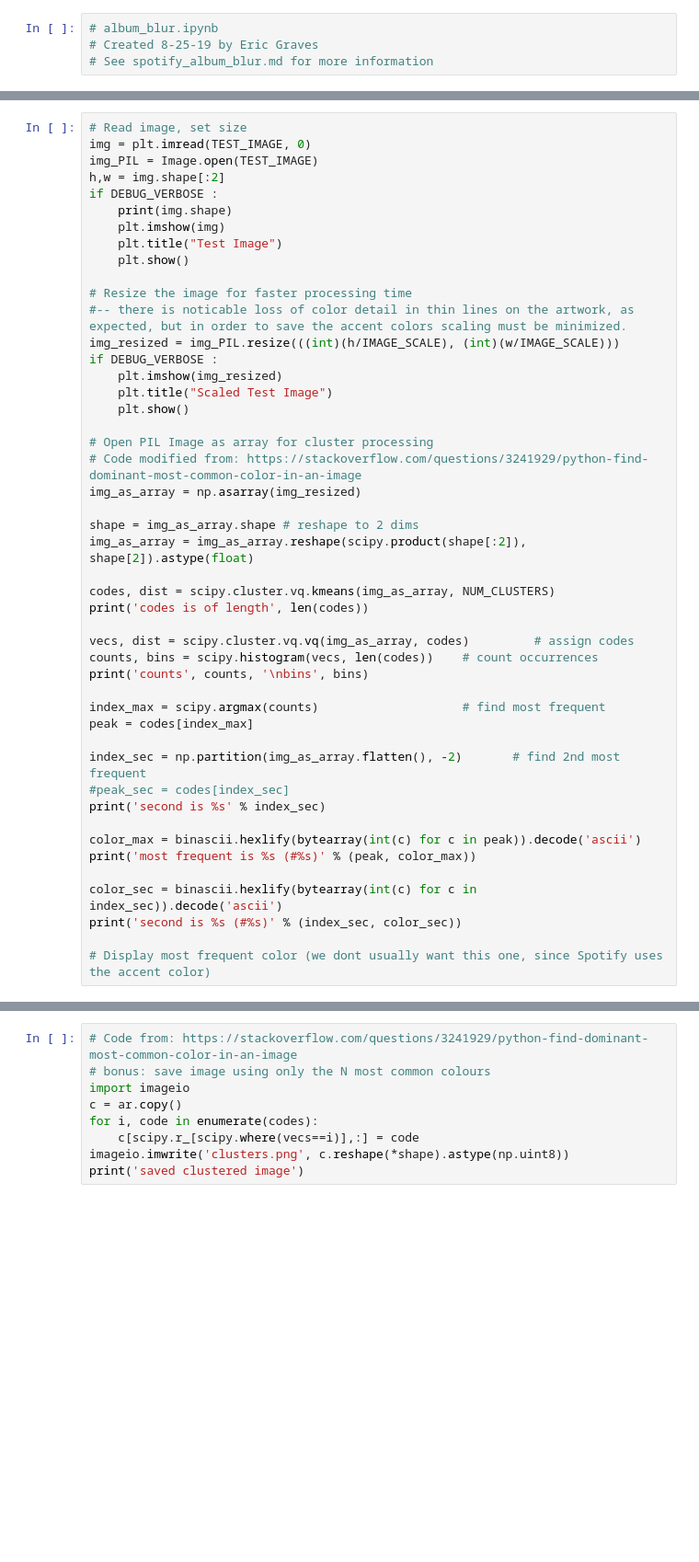
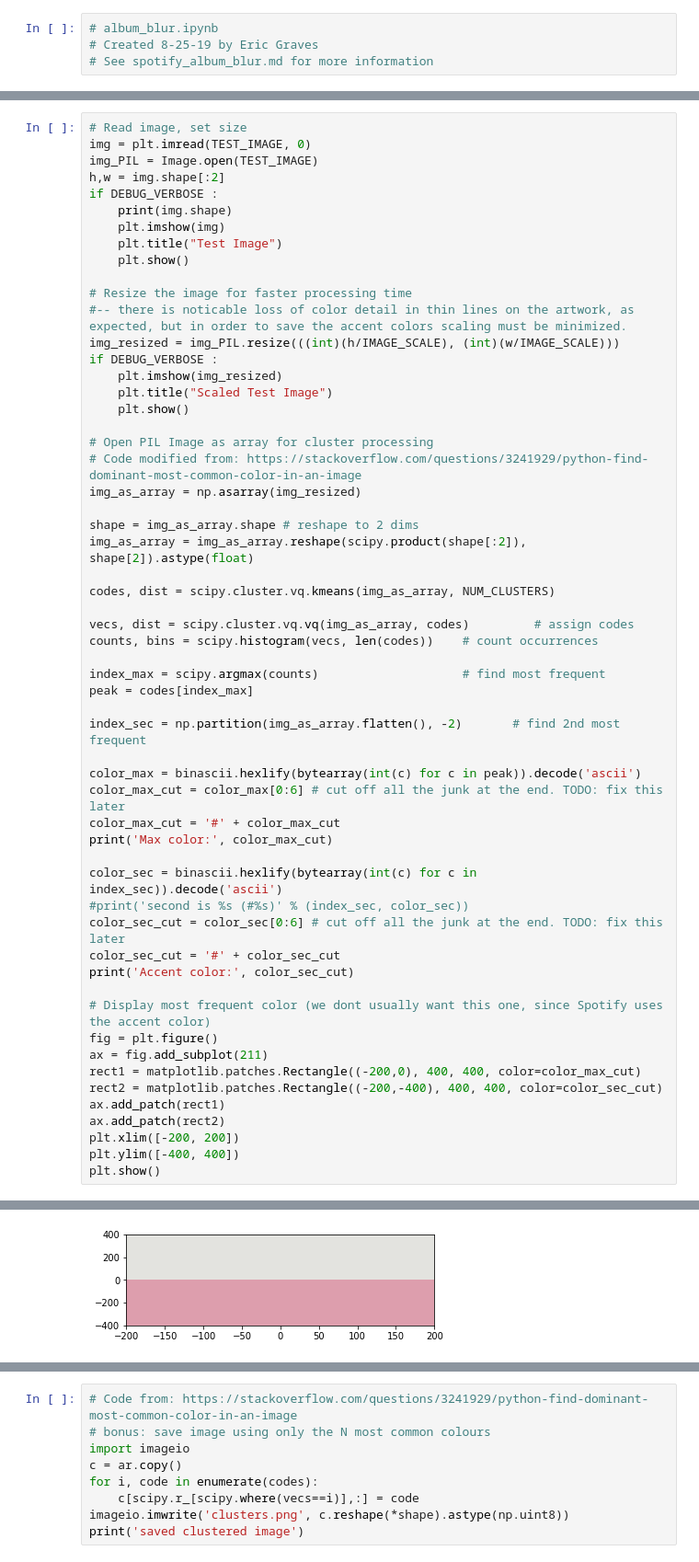
Before and after one commit to eridgraves/spotify_album_blur, a Jupyter notebook: album_blur.ipynb, the cells around one changed output, grey strips where cells are left out. Shown: that part at 92% size. Saved outputs shown, nothing was run; the diff lists cells and outputs as text; blank space fills up the shorter version.

Commit message:
Displaying main and accent colors

```diff
--- a/album_blur.ipynb
+++ b/album_blur.ipynb
@@ -59,26 +60,36 @@ shape = img_as_array.shape # reshape to 2 dims
 img_as_array = img_as_array.reshape(scipy.product(shape[:2]), shape[2]).astype(float)
 
 codes, dist = scipy.cluster.vq.kmeans(img_as_array, NUM_CLUSTERS)
-print('codes is of length', len(codes))
 
 vecs, dist = scipy.cluster.vq.vq(img_as_array, codes)         # assign codes
 counts, bins = scipy.histogram(vecs, len(codes))    # count occurrences
-print('counts', counts, '\nbins', bins)
 
 index_max = scipy.argmax(counts)                    # find most frequent
 peak = codes[index_max]
 
 index_sec = np.partition(img_as_array.flatten(), -2)       # find 2nd most frequent
-#peak_sec = codes[index_sec]
-print('second is %s' % index_sec)
 
 color_max = binascii.hexlify(bytearray(int(c) for c in peak)).decode('ascii')
-print('most frequent is %s (#%s)' % (peak, color_max))
+color_max_cut = color_max[0:6] # cut off all the junk at the end. TODO: fix this later
+color_max_cut = '#' + color_max_cut
+print('Max color:', color_max_cut)
 
 color_sec = binascii.hexlify(bytearray(int(c) for c in index_sec)).decode('ascii')
-print('second is %s (#%s)' % (index_sec, color_sec))
+#print('second is %s (#%s)' % (index_sec, color_sec))
+color_sec_cut = color_sec[0:6] # cut off all the junk at the end. TODO: fix this later
+color_sec_cut = '#' + color_sec_cut
+print('Accent color:', color_sec_cut)
 
 # Display most frequent color (we dont usually want this one, since Spotify uses the accent color)
+fig = plt.figure()
+ax = fig.add_subplot(211)
+rect1 = matplotlib.patches.Rectangle((-200,0), 400, 400, color=color_max_cut)
+rect2 = matplotlib.patches.Rectangle((-200,-400), 400, 400, color=color_sec_cut)
+ax.add_patch(rect1)
+ax.add_patch(rect2)
+plt.xlim([-200, 200])
+plt.ylim([-400, 400])
+plt.show()
 # %% [output]
 (591, 590, 4)
 [figure]
@@ -92,3 +99,4 @@ TypeError: not enough arguments for format string
+[figure, added]
 # %%
 # Visualize image color components
 # Not needed in production, but useful to debug image thresholds
```
Also changed, not shown: parts of 3 cells of this notebook.
